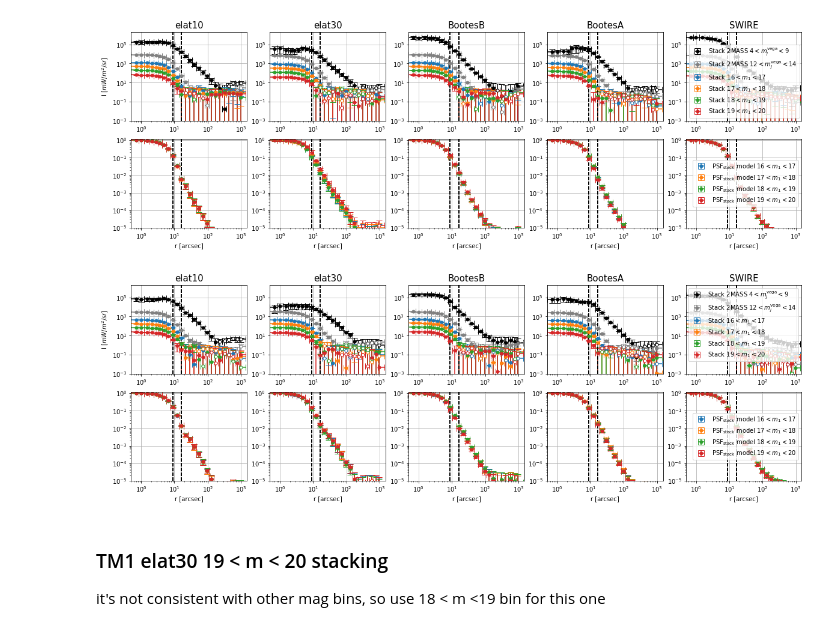
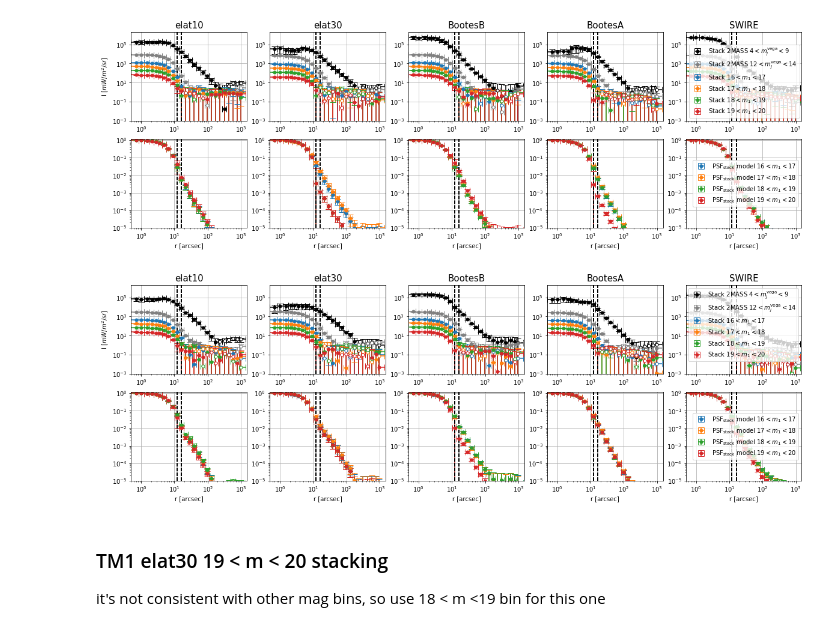
Before and after one commit to yuntingcheng/python_ciber, a Jupyter notebook: stack_modelfit/psf.ipynb, the cells around one changed output. Saved outputs shown, nothing was run; the diff lists cells and outputs as text; code cells hidden in the pictures.

```diff
--- a/stack_modelfit/psf.ipynb
+++ b/stack_modelfit/psf.ipynb
@@ -26,37 +26,37 @@ for inst in [1,2]:
                      profdat['mid']['profcb_err'],
                      ax=ax[0][i], color='grey',label=r'Stack 2MASS $12 < m_j^{\rm vega} < 14$')
 
 
         for im,(m_min,m_max) in enumerate(zip(magbindict['m_min'],magbindict['m_max'])):
             plot_err_log(profdat['rbins'],
                          profdat[im]['profcb'],
                          profdat[im]['profcb_err'],
                          ax=ax[0][i], color='C'+str(im),label=r'Stack $%d < m_1 <%d$'%(m_min, m_max))
             plot_err_log(profdat['rbins'],
                          profdat[im]['comb']['profcb'],
                          profdat[im]['comb']['profcb_err'],
                          ax=ax[1][i], color='C'+str(im),
                          label=r'PSF$_{\rm stack}$ model $%d < m_1 <%d$'%(m_min, m_max))
 
-            ax[0][i].axvline(profdat['rbins'][8],c='k',ls='--')
+            ax[0][i].axvline(profdat['rbins'][9],c='k',ls='--')
             ax[0][i].axvline(profdat['rbins'][10],c='k',ls='--')
-            ax[1][i].axvline(profdat['rbins'][8],c='k',ls='--')
+            ax[1][i].axvline(profdat['rbins'][9],c='k',ls='--')
             ax[1][i].axvline(profdat['rbins'][10],c='k',ls='--')
 
         ax[0][i].set_ylim([1e-3,2e6])
         ax[0][i].set_xlim([5e-1,1.5e3])
         ax[0][i].grid()
         ax[0][i].set_title(fieldnamedict[ifield], fontsize=15)
         ax[1][i].set_ylim([1e-5,1.2])
         ax[1][i].set_xlim([5e-1,1.5e3])
         ax[1][i].grid()
         ax[-1][i].set_xlabel('r [arcsec]')
     ax[0][-1].legend()
     ax[1][-1].legend()
     ax[0][0].set_ylabel('I [$mW/m^2/sr$]')
 # %% [output]
-[figure, old version]
+[figure, new version]
-[figure, old version]
+[figure, new version]
 # %% [markdown]
 ### TM1 elat30 19 < m < 20 stacking
 
```
Also changed, not shown: 4 other files.
